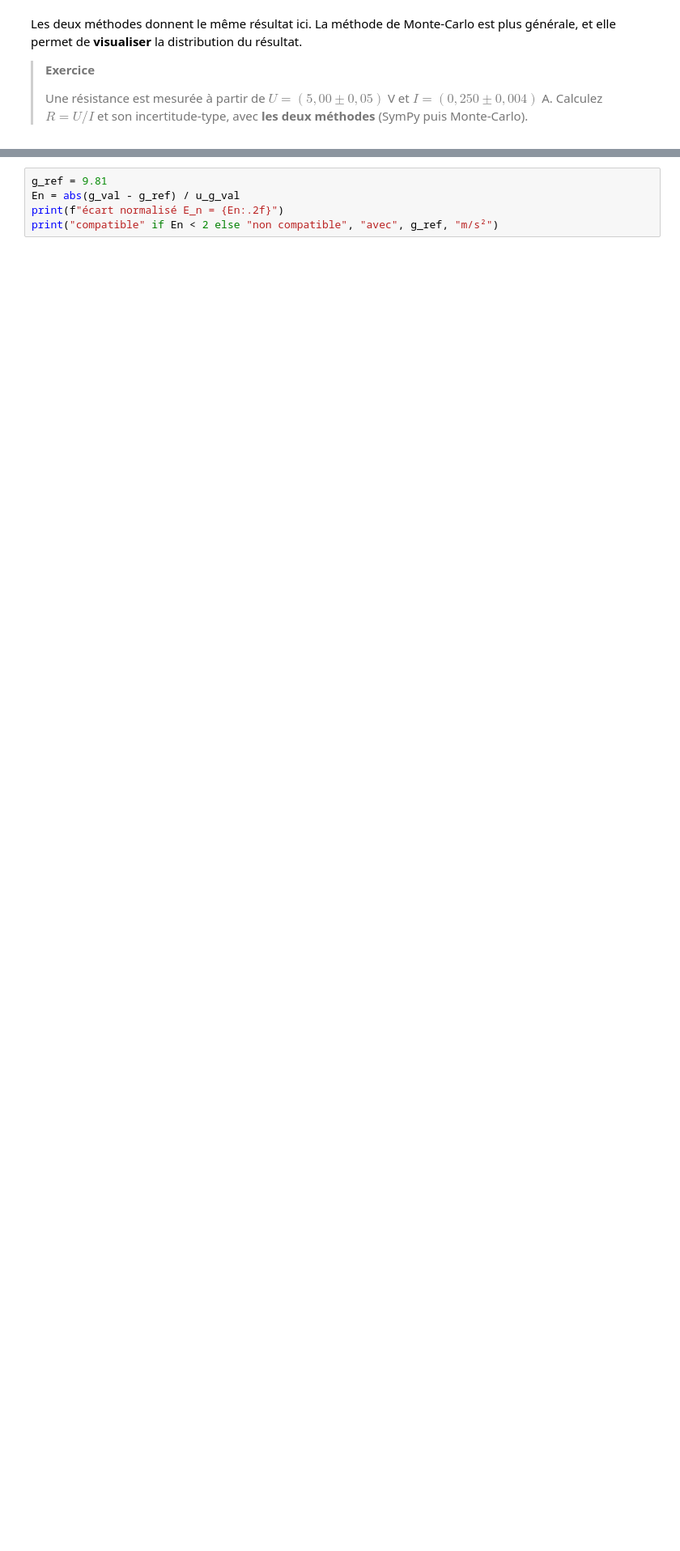
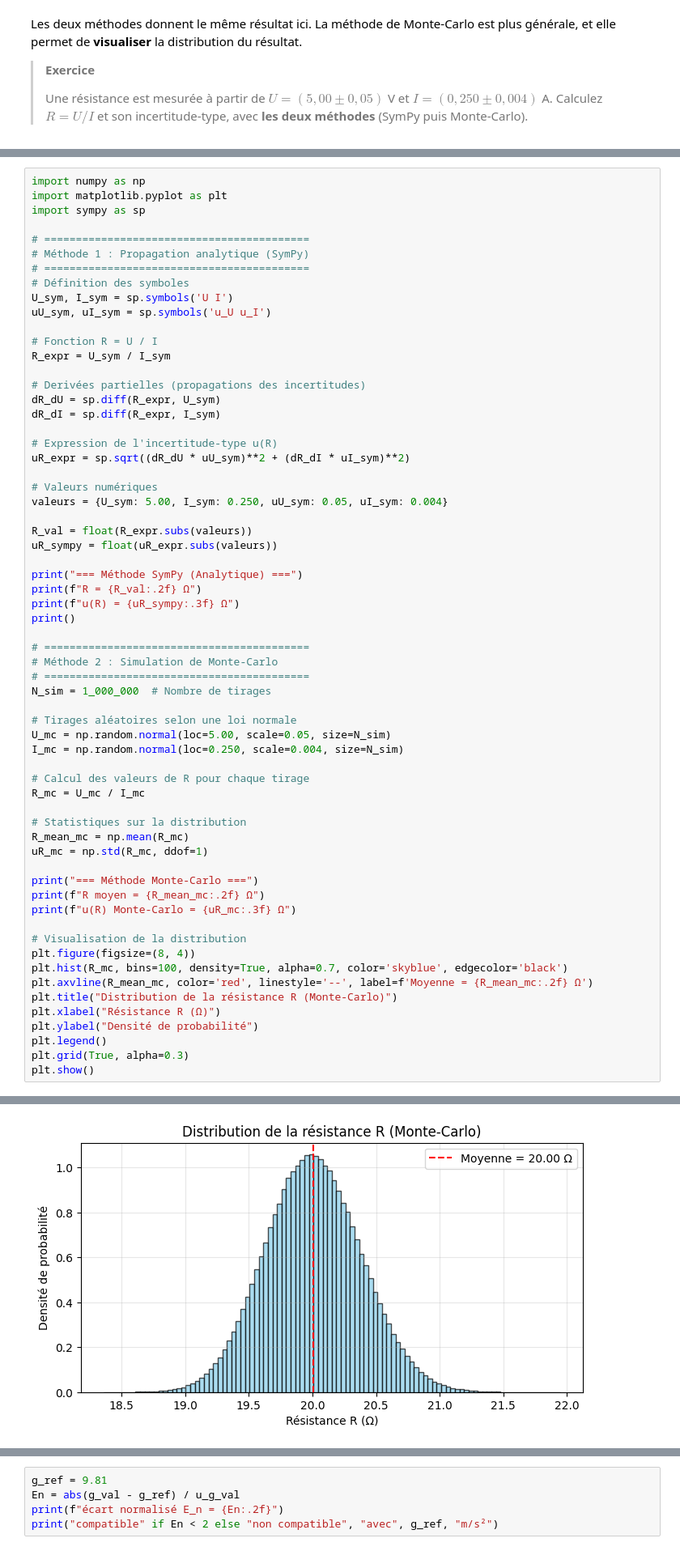
Before and after one commit to jhafssae-2510/FDM5-travaux-, a Jupyter notebook: notebooks/08_incertitudes.ipynb, the cells around one changed output, grey strips where cells are left out. Shown at 81% size. Cells and saved outputs as stored; diff of their text form; blank space fills up the shorter version.

```diff
--- a/notebooks/08_incertitudes.ipynb
+++ b/notebooks/08_incertitudes.ipynb
@@ -285,0 +245,64 @@ u(R) = 0.377 Ω
+# %%
+import numpy as np
+import matplotlib.pyplot as plt
+import sympy as sp
+
+# ==========================================
+# Méthode 1 : Propagation analytique (SymPy)
+# ==========================================
+# Définition des symboles
+U_sym, I_sym = sp.symbols('U I')
+uU_sym, uI_sym = sp.symbols('u_U u_I')
+
+# Fonction R = U / I
+R_expr = U_sym / I_sym
+
+# Derivées partielles (propagations des incertitudes)
+dR_dU = sp.diff(R_expr, U_sym)
+dR_dI = sp.diff(R_expr, I_sym)
+
+# Expression de l'incertitude-type u(R)
+uR_expr = sp.sqrt((dR_dU * uU_sym)**2 + (dR_dI * uI_sym)**2)
+
+# Valeurs numériques
+valeurs = {U_sym: 5.00, I_sym: 0.250, uU_sym: 0.05, uI_sym: 0.004}
+
+R_val = float(R_expr.subs(valeurs))
+uR_sympy = float(uR_expr.subs(valeurs))
+
+print("=== Méthode SymPy (Analytique) ===")
+print(f"R = {R_val:.2f} Ω")
+print(f"u(R) = {uR_sympy:.3f} Ω")
+print()
+
+# ==========================================
+# Méthode 2 : Simulation de Monte-Carlo
+# ==========================================
+N_sim = 1_000_000  # Nombre de tirages
+
+# Tirages aléatoires selon une loi normale
+U_mc = np.random.normal(loc=5.00, scale=0.05, size=N_sim)
+I_mc = np.random.normal(loc=0.250, scale=0.004, size=N_sim)
+
+# Calcul des valeurs de R pour chaque tirage
+R_mc = U_mc / I_mc
+
+# Statistiques sur la distribution
+R_mean_mc = np.mean(R_mc)
+uR_mc = np.std(R_mc, ddof=1)
+
+print("=== Méthode Monte-Carlo ===")
+print(f"R moyen = {R_mean_mc:.2f} Ω")
+print(f"u(R) Monte-Carlo = {uR_mc:.3f} Ω")
+
+# Visualisation de la distribution
+plt.figure(figsize=(8, 4))
+plt.hist(R_mc, bins=100, density=True, alpha=0.7, color='skyblue', edgecolor='black')
+plt.axvline(R_mean_mc, color='red', linestyle='--', label=f'Moyenne = {R_mean_mc:.2f} Ω')
+plt.title("Distribution de la résistance R (Monte-Carlo)")
+plt.xlabel("Résistance R (Ω)")
+plt.ylabel("Densité de probabilité")
+plt.legend()
+plt.grid(True, alpha=0.3)
+plt.show()
+# %% [output]
@@ -286,3 +316,4 @@ u(R) = 0.377 Ω
+[figure, added]
 # %%
 #@title Solution { display-mode: "form" }
 U_s, I_s, uU_s, uI_s = sym.symbols('U I u_U u_I', positive=True)
```
Also changed, not shown: parts of 5 cells of this notebook.
